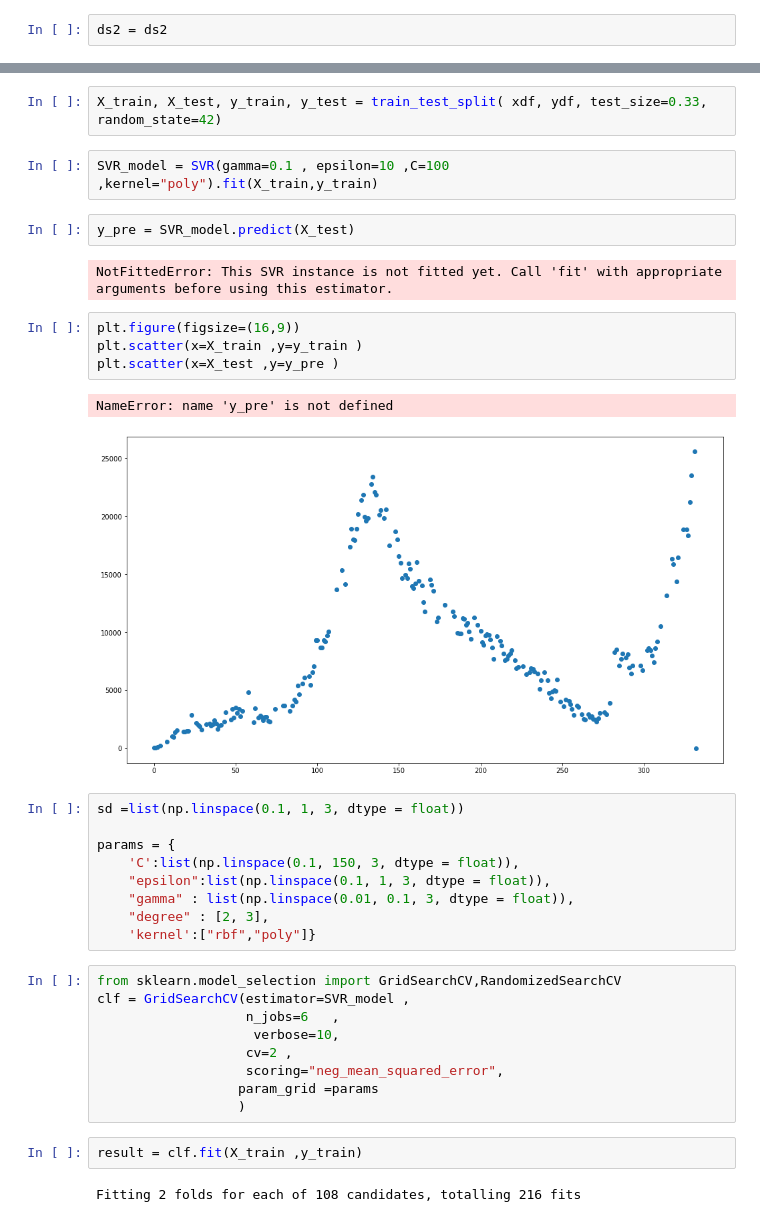
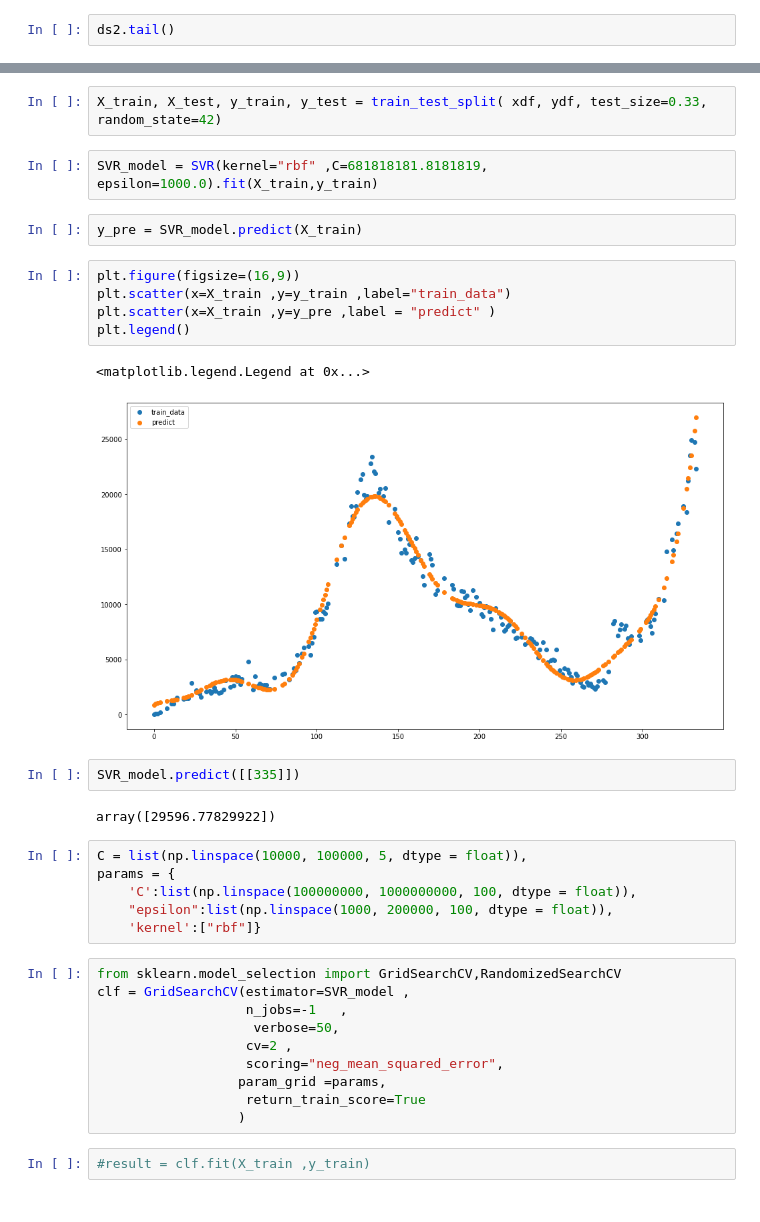
Before and after one commit to aphisit-ths/MACHINE-LEARNING-COURSE2022, a Jupyter notebook: PLAYGROUND/COVID.ipynb, the cells around one changed output, grey strips where cells are left out. Drawn from its saved outputs; the diff is of its cells as text.

Commit message:
[hyper params tunning]

```diff
--- a/PLAYGROUND/COVID.ipynb
+++ b/PLAYGROUND/COVID.ipynb
@@ -45,4 +45,4 @@ js = d.json()
 ds_raw = pd.DataFrame(js)
 ds2 = ds_raw[["txn_date","new_case"]]
 # %%
-ds2 = ds2
+ds2.tail()
@@ -63,37 +66,36 @@ xdf = xdf.reshape(-1,1)
 # %%
 X_train, X_test, y_train, y_test = train_test_split( xdf, ydf, test_size=0.33, random_state=42)
 # %%
-SVR_model = SVR(gamma=0.1 , epsilon=10 ,C=100 ,kernel="poly").fit(X_train,y_train)
+SVR_model = SVR(kernel="rbf" ,C=681818181.8181819, epsilon=1000.0).fit(X_train,y_train)
 # %%
-y_pre = SVR_model.predict(X_test)
+y_pre = SVR_model.predict(X_train)
-# %% [output]
-NotFittedError: This SVR instance is not fitted yet. Call 'fit' with appropriate arguments before using this estimator.
 # %%
 plt.figure(figsize=(16,9))
-plt.scatter(x=X_train ,y=y_train )
-plt.scatter(x=X_test ,y=y_pre )
+plt.scatter(x=X_train ,y=y_train ,label="train_data")
+plt.scatter(x=X_train ,y=y_pre ,label = "predict" )
+plt.legend()
 # %% [output]
-NameError: name 'y_pre' is not defined
+<matplotlib.legend.Legend at 0x...>
-[figure, old version]
+[figure, new version]
+# %%
+SVR_model.predict([[335]])
+# %% [output]
+array([29596.77829922])
 # %%
-sd =list(np.linspace(0.1, 1, 3, dtype = float))
-
+C = list(np.linspace(10000, 100000, 5, dtype = float)),
 params = {
-    'C':list(np.linspace(0.1, 150, 3, dtype = float)),
-    "epsilon":list(np.linspace(0.1, 1, 3, dtype = float)),
-    "gamma" : list(np.linspace(0.01, 0.1, 3, dtype = float)),
-    "degree" : [2, 3],
-    'kernel':["rbf","poly"]}
+    'C':list(np.linspace(100000000, 1000000000, 100, dtype = float)),
+    "epsilon":list(np.linspace(1000, 200000, 100, dtype = float)),
+    'kernel':["rbf"]}
 # %%
 from sklearn.model_selection import GridSearchCV,RandomizedSearchCV
 clf = GridSearchCV(estimator=SVR_model ,
-                   n_jobs=6   ,
-                    verbose=10,
+                   n_jobs=-1   ,
+                    verbose=50,
                    cv=2 ,
                    scoring="neg_mean_squared_error",
-                  param_grid =params
+                  param_grid =params,
+                   return_train_score=True
                   )
 # %%
-result = clf.fit(X_train ,y_train)
+#result = clf.fit(X_train ,y_train)
-# %% [output]
-Fitting 2 folds for each of 108 candidates, totalling 216 fits
```
Also changed, not shown: parts of 8 cells of this notebook, 4 other files.
